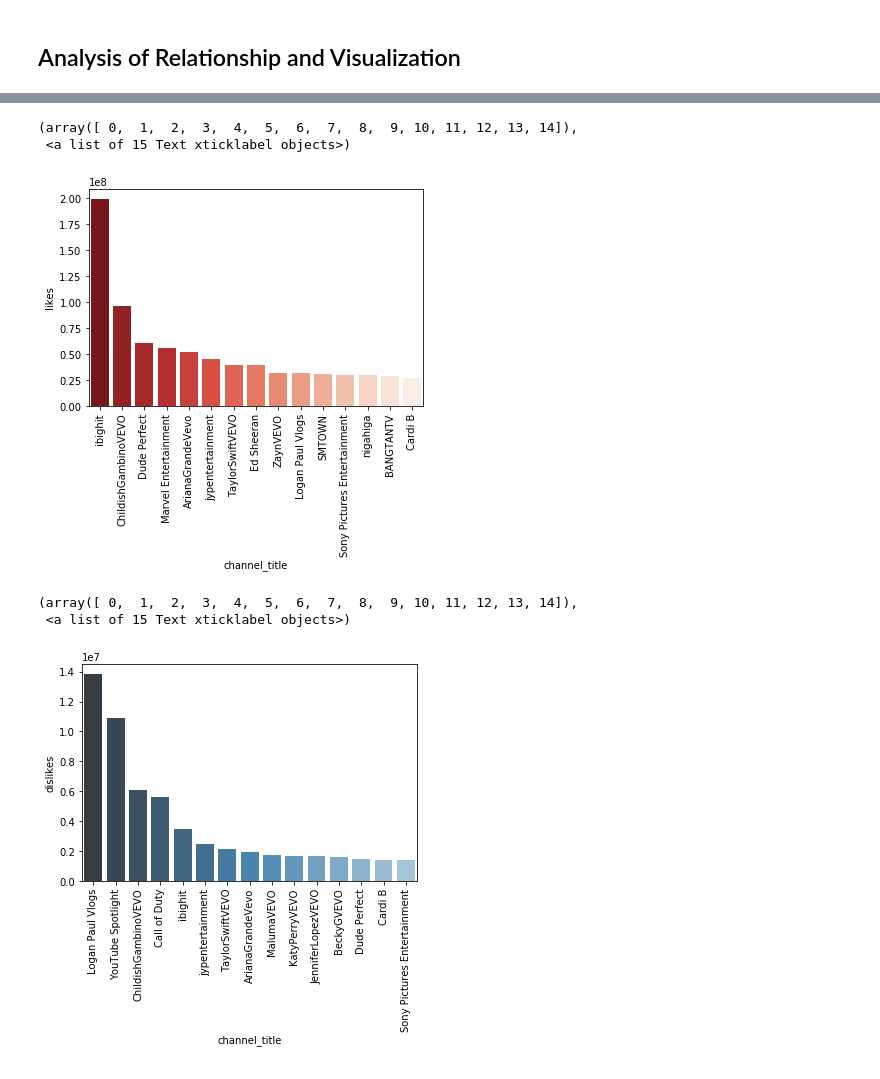
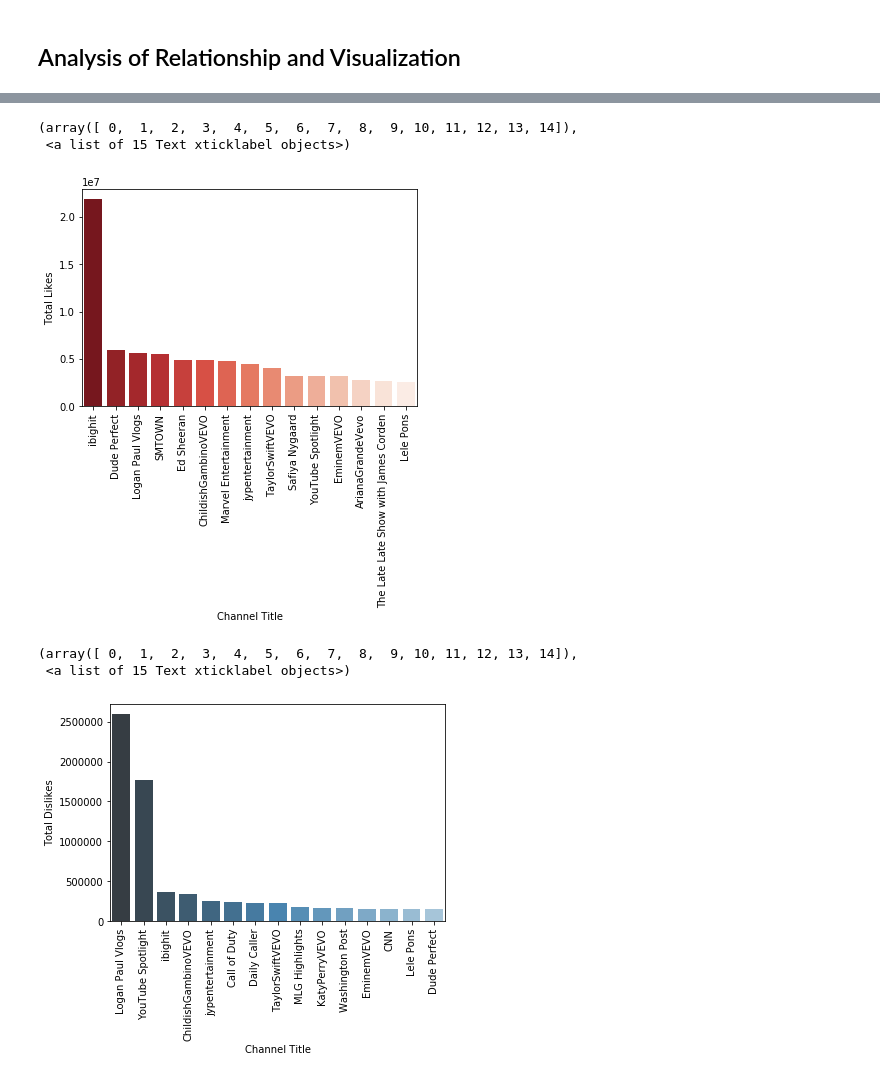
Before and after one commit to paholland/Project_YoutubeVideoStatistics, a Jupyter notebook: Polina/mypart2.ipynb, the cells around one changed output, grey strips where cells are left out. Cells and saved outputs as stored; diff of their text form; code cells hidden in the pictures.

```diff
--- a/Polina/mypart2.ipynb
+++ b/Polina/mypart2.ipynb
@@ -198,0 +185,20 @@ clean_df
+# %%
+
+clean_df = data_df.rename(columns={
+                                    "video_id":"Video ID",
+                                    "views":"Total Views",
+                                    "likes":"Total Likes",
+                                    "dislikes":"Total Dislikes",
+                                    "channel_title":"Channel Title",
+                                    "publish_time":"Time Published",
+                                    "trending_date":"Trending Date",
+                                    "comment_count":"Number of Comments"
+                                   })
+
+clean_df.head()
+
+#create clean_df with columns of interest instead of dropping
+clean_df = clean_df[['Video ID','Total Views','Total Likes', 'Total Dislikes','Channel Title','Time Published','Trending Date','Number of Comments']]
+
+
+clean_df
@@ -198,0 +223,7 @@ clean_df
+# %%
+# clean_df2 = clean_df.drop_duplicates('video_id')
+# clean_df2
+
+clean_df = clean_df.sort_values(["Video ID", "Trending Date"], ascending=False)
+clean_df = clean_df.drop_duplicates("Video ID", keep='first')
+clean_df
@@ -200,11 +245,11 @@ clean_df
 ## Analysis of Relationship and Visualization
 # %%
 
-pop_channel= pd.DataFrame(clean_df.groupby(['channel_title']).sum()["likes"])
+pop_channel= pd.DataFrame(clean_df.groupby(['Channel Title']).sum()["Total Likes"])
 
 pop_channel = pop_channel.reset_index()
 
-pop_channel = pop_channel.sort_values(by =["likes"], ascending=False)
+pop_channel = pop_channel.sort_values(by =["Total Likes"], ascending=False)
 
 pop_channel.head(20)
 # %% [output]
@@ -294,18 +339,18 @@ disl_channel
 # %%
 #most liked channel
-ax = sns.barplot(x="channel_title", y="likes", data=pop_channel,
+ax = sns.barplot(x="Channel Title", y="Total Likes", data=pop_channel,
                  palette=("Reds_r"))
 plt.xticks (rotation=90)
 # %% [output]
 (array([ 0,  1,  2,  3,  4,  5,  6,  7,  8,  9, 10, 11, 12, 13, 14]),
  <a list of 15 Text xticklabel objects>)
-[figure, old version]
+[figure, new version]
 # %%
 #most disliked channel
-ax = sns.barplot(x="channel_title", y="dislikes", data=disl_channel,
+ax = sns.barplot(x="Channel Title", y="Total Dislikes", data=disl_channel,
                  palette=("Blues_d"))
 plt.xticks (rotation=90)
 # %% [output]
 (array([ 0,  1,  2,  3,  4,  5,  6,  7,  8,  9, 10, 11, 12, 13, 14]),
  <a list of 15 Text xticklabel objects>)
-[figure, old version]
+[figure, new version]
```
Also changed, not shown: parts of 34 cells of this notebook, 3 other files.
